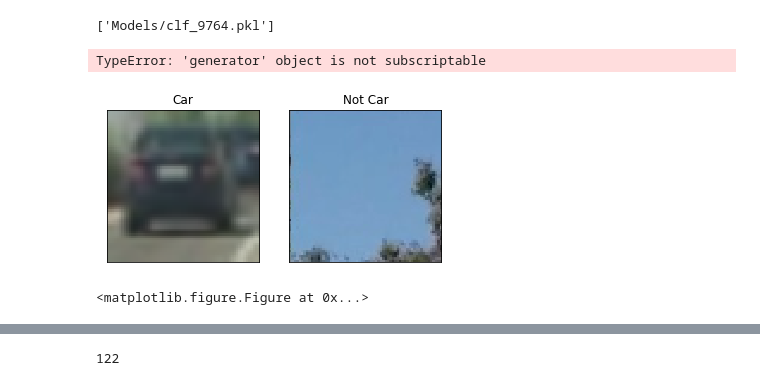
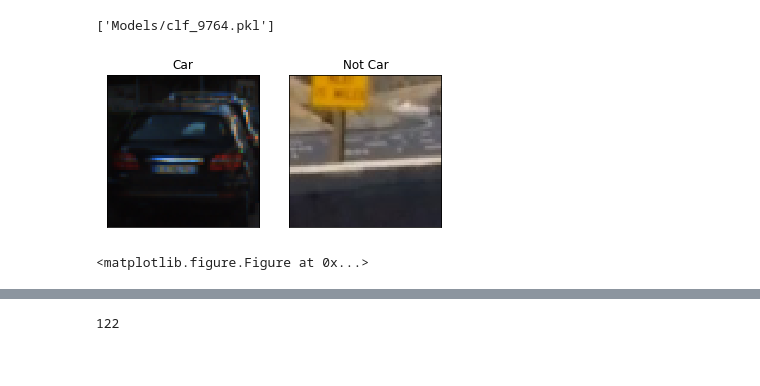
Before and after one commit to naushad-rahman/CarND-Vehicle-Detection, a Jupyter notebook: Traning.ipynb, the cells around one changed output, grey strips where cells are left out. Cells and saved outputs as stored; diff of their text form; code cells hidden in the pictures.

```diff
--- a/Traning.ipynb
+++ b/Traning.ipynb
@@ -114,49 +114,32 @@ joblib.dump({'model':clf, 'config':config}, 'Models/clf_9764.pkl')
 # %% [output]
 ['Models/clf_9764.pkl']
 # %%
-print(cars[1])
-car = mpimg.imread(cars[1])
-notcar = mpimg.imread(notcars[0])
+import random
+cars = glob.iglob('D:\\STUDY\\Machine_Learning_And_Neural_Network\\Datasets\\Udacity\\vehicles\\Cars\\vehicles\\vehicles\\**\\*.png')
+notcars = glob.iglob('D:\\STUDY\Machine_Learning_And_Neural_Network\\Datasets\\Udacity\\vehicles\\Cars\\non-vehicles\\non-vehicles\\**\\*.png')
+
+car=list(cars)
+notCar=list(notcars)
+
+CarImageLocation=car[random.randint(1,len(car))]
+car_image=mpimg.imread(CarImageLocation)
+NotCarImageLocation=notCar[random.randint(1,len(notCar))]
+notcar_img=mpimg.imread(NotCarImageLocation)
 
 plt.subplot(1,2,1)
 plt.title('Car')
-plt.imshow(car)
+plt.imshow(car_image)
 plt.xticks([])
 plt.yticks([])
 
 plt.subplot(1,2,2)
-plt.imshow(notcar)
+plt.imshow(notcar_img)
 plt.title('Not Car')
 plt.xticks([])
 plt.yticks([])
 plt.show()
+
+plt.savefig('Car_not_Car_Image.png')
 # %% [output]
+[figure, added]
-TypeError: 'generator' object is not subscriptable
+<matplotlib.figure.Figure at 0x...>
-# %%
-cars = glob.iglob('D:\\STUDY\\Machine_Learning_And_Neural_Network\\Datasets\\Udacity\\vehicles\\Cars\\vehicles\\vehicles\\**\\*.png')
-notcars = glob.iglob('D:\\STUDY\Machine_Learning_And_Neural_Network\\Datasets\\Udacity\\vehicles\\Cars\\non-vehicles\\non-vehicles\\**\\*.png')
-
-for car in cars:
-    car_image=mpimg.imread(car)
-    break
-for notCar in notcars:
-    notcar_img=mpimg.imread(notCar)
-    break
-
-plt.subplot(1,2,1)
-plt.title('Car')
-plt.imshow(car_image)
-plt.xticks([])
-plt.yticks([])
-
-plt.subplot(1,2,2)
-plt.imshow(notcar_img)
-plt.title('Not Car')
-plt.xticks([])
-plt.yticks([])
-plt.show()
-
-plt.savefig('Car_not_Car_Image.png')
-# %% [output]
-[figure, removed]
-<matplotlib.figure.Figure at 0x...>
```
Also changed, not shown: parts of 8 cells of this notebook, 23 other files.
